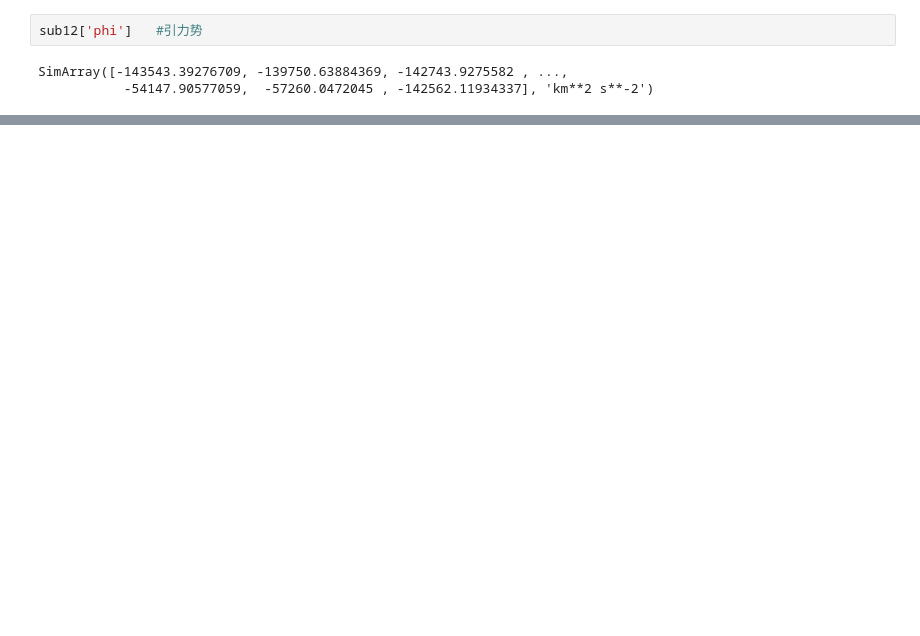
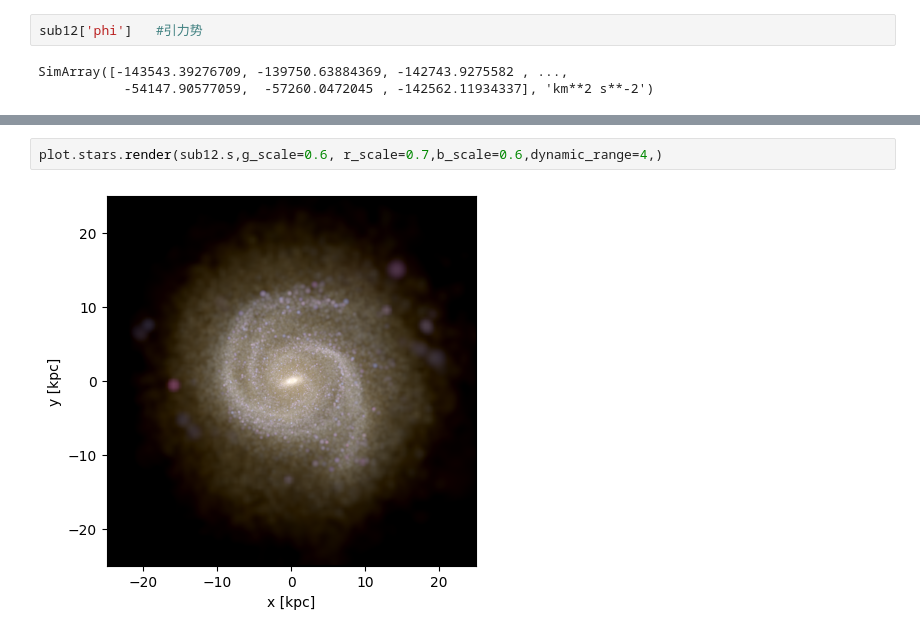
Before and after one commit to wx-ys/AnastrisTNG, a Jupyter notebook: examples/AnastrisTNG_galaxy_face_on-cn.ipynb, the cells around one changed output, grey strips where cells are left out. Cells and saved outputs as stored; diff of their text form; blank space fills up the shorter version.

```diff
--- a/examples/AnastrisTNG_galaxy_face_on-cn.ipynb
+++ b/examples/AnastrisTNG_galaxy_face_on-cn.ipynb
@@ -79,0 +99,4 @@ plt.colorbar()
+# %%
+plot.stars.render(sub12.s,g_scale=0.6, r_scale=0.7,b_scale=0.6,dynamic_range=4,)
+# %% [output]
+[figure, added]
```
Also changed, not shown: parts of 21 cells of this notebook, 2 other files.
